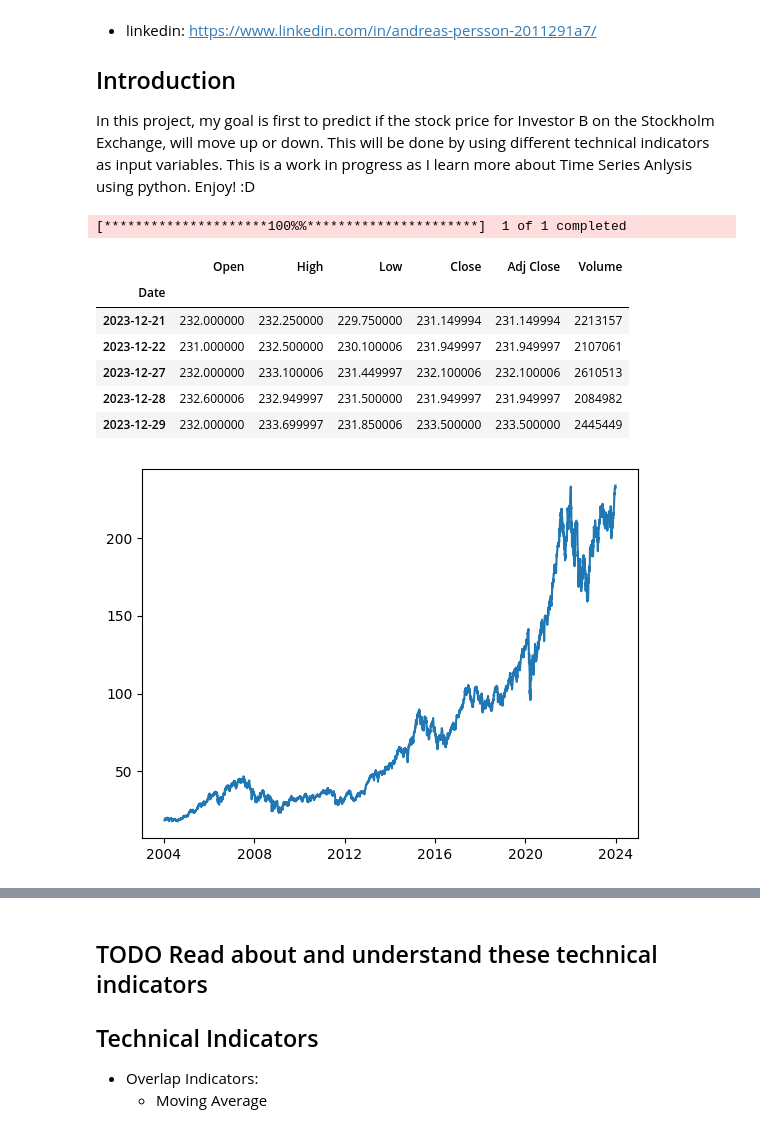
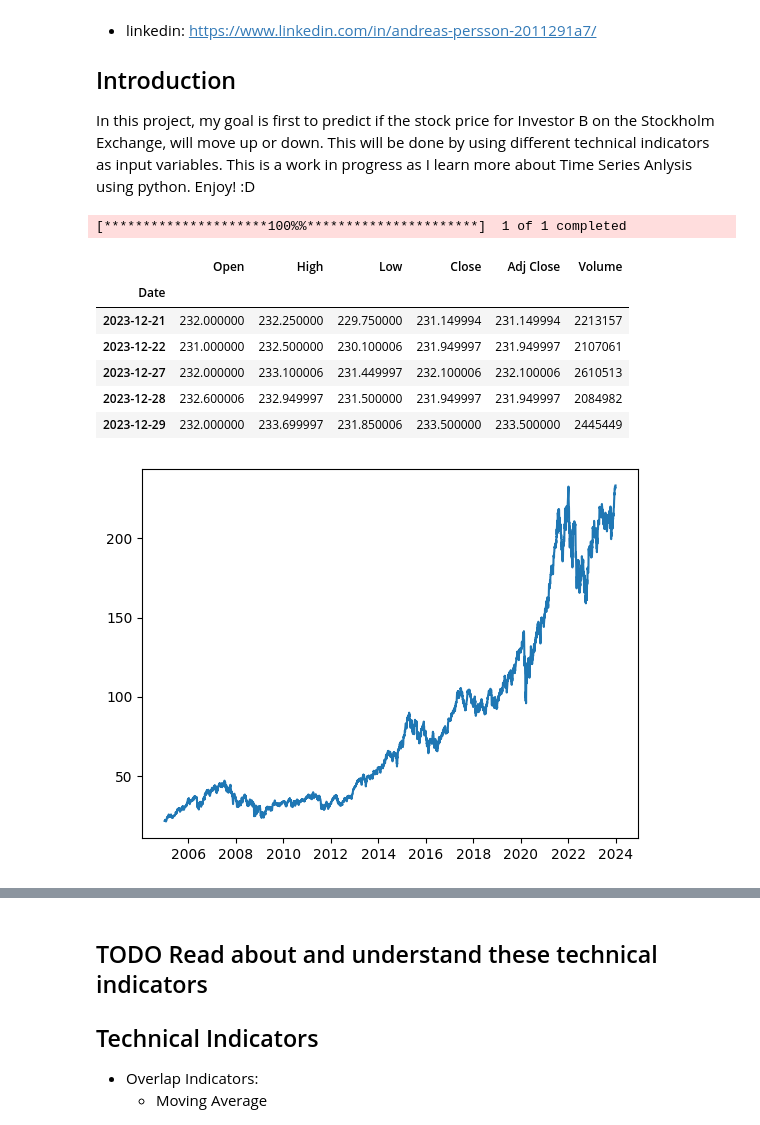
Before and after one commit to andreaspersson01/stock_price_predictor, a Jupyter notebook: Untitled-1.ipynb, the cells around one changed output, grey strips where cells are left out. Drawn from its saved outputs; the diff is of its cells as text; code cells hidden in the pictures.

```diff
--- a/Untitled-1.ipynb
+++ b/Untitled-1.ipynb
@@ -39,28 +40,28 @@ from sklearn.metrics import accuracy_score, classification_report
 # %%
 # Fetch data for Investor B on the Stockholm Exchange
 data = yf.download("INVE-B.ST", start="2004-01-07", end="2023-12-31")
 
 # Get the Stockholm Stock Exchange calendar
 stockholm_calendar = xcals.get_calendar("XSTO")
 
 # Get the trading days
-trading_days = stockholm_calendar.sessions_in_range("2004-01-14", "2023-12-31")
+trading_days = stockholm_calendar.sessions_in_range("2005-01-01", "2023-12-31")
 
 # Filter the data for trading days
 data = data[data.index.isin(trading_days)]
 
 plt.plot(data['Close'])
 # Display the tail of the filtered data
 display(data.tail())
 # %% [output]
 [*********************100%%**********************]  1 of 1 completed
 |  | Open | High | Low | Close | Adj Close | Volume |
 | Date |  |  |  |  |  |  |
 | 2023-12-21 | 232.000000 | 232.250000 | 229.750000 | 231.149994 | 231.149994 | 2213157 |
 | 2023-12-22 | 231.000000 | 232.500000 | 230.100006 | 231.949997 | 231.949997 | 2107061 |
 | 2023-12-27 | 232.000000 | 233.100006 | 231.449997 | 232.100006 | 232.100006 | 2610513 |
 | 2023-12-28 | 232.600006 | 232.949997 | 231.500000 | 231.949997 | 231.949997 | 2084982 |
 | 2023-12-29 | 232.000000 | 233.699997 | 231.850006 | 233.500000 | 233.500000 | 2445449 |
-[figure, old version]
+[figure, new version]
 # %%
 # Create target value
```
Also changed, not shown: parts of 17 cells of this notebook, 2 other files.
